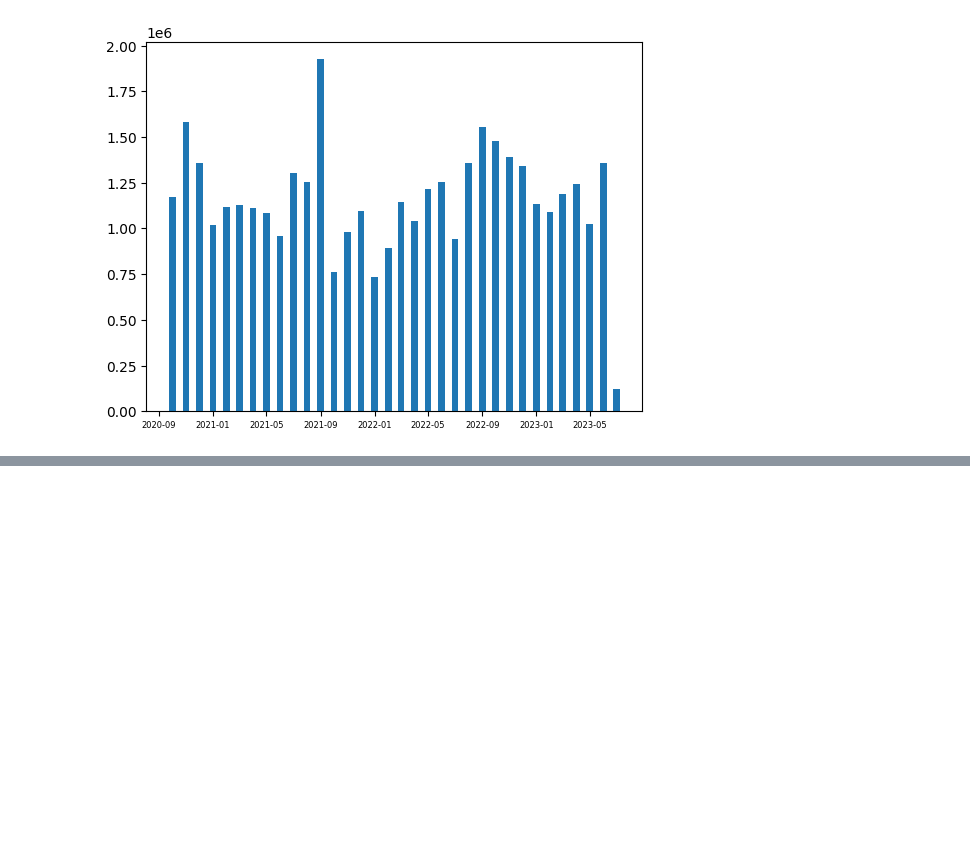
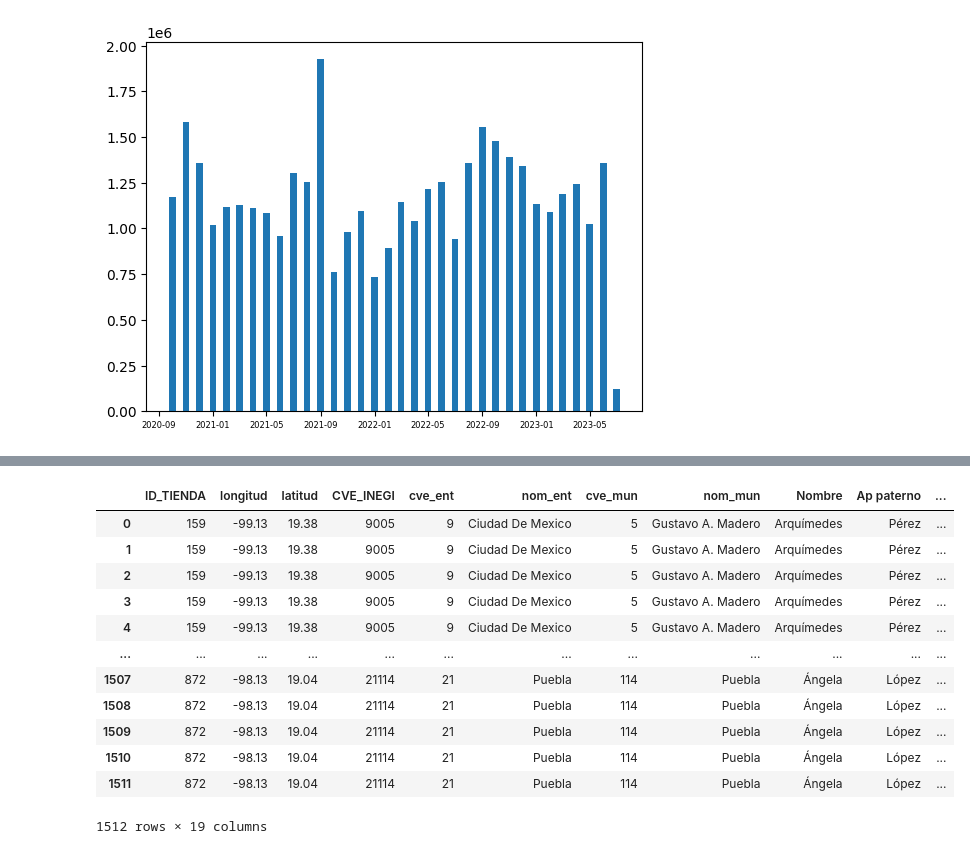
Before and after one commit to okadath/data_mining, a Jupyter notebook: Untitled.ipynb, the cells around one changed output, grey strips where cells are left out. Saved outputs shown, nothing was run; the diff lists cells and outputs as text; code cells hidden in the pictures; blank space fills up the shorter version.

```diff
--- a/Untitled.ipynb
+++ b/Untitled.ipynb
@@ -483,0 +562,20 @@ plt.show()
+# %%
+query2=""" SELECT * FROM df_orders WHERE NOT df_orders.Col3_clean = 'MiltonRodríguezMuñoz'; """
+
+df_orders = sqldf(query2)
+df_orders["monto"]=df_orders["Monto en pesos"]
+df_orders
+# %% [output]
+|  | ID_TIENDA | longitud | latitud | CVE_INEGI | cve_ent | nom_ent | cve_mun | nom_mun | Nombre | Ap paterno | ... |
+| 0 | 159 | -99.13 | 19.38 | 9005 | 9 | Ciudad De Mexico | 5 | Gustavo A. Madero | Arquímedes | Pérez | ... |
+| 1 | 159 | -99.13 | 19.38 | 9005 | 9 | Ciudad De Mexico | 5 | Gustavo A. Madero | Arquímedes | Pérez | ... |
+| 2 | 159 | -99.13 | 19.38 | 9005 | 9 | Ciudad De Mexico | 5 | Gustavo A. Madero | Arquímedes | Pérez | ... |
+| 3 | 159 | -99.13 | 19.38 | 9005 | 9 | Ciudad De Mexico | 5 | Gustavo A. Madero | Arquímedes | Pérez | ... |
+| 4 | 159 | -99.13 | 19.38 | 9005 | 9 | Ciudad De Mexico | 5 | Gustavo A. Madero | Arquímedes | Pérez | ... |
+| ... | ... | ... | ... | ... | ... | ... | ... | ... | ... | ... | ... |
+| 1507 | 872 | -98.13 | 19.04 | 21114 | 21 | Puebla | 114 | Puebla | Ángela | López | ... |
+| 1508 | 872 | -98.13 | 19.04 | 21114 | 21 | Puebla | 114 | Puebla | Ángela | López | ... |
+| 1509 | 872 | -98.13 | 19.04 | 21114 | 21 | Puebla | 114 | Puebla | Ángela | López | ... |
+| 1510 | 872 | -98.13 | 19.04 | 21114 | 21 | Puebla | 114 | Puebla | Ángela | López | ... |
+| 1511 | 872 | -98.13 | 19.04 | 21114 | 21 | Puebla | 114 | Puebla | Ángela | López | ... |
+1512 rows × 19 columns
```
Also changed, not shown: parts of 15 cells of this notebook.
